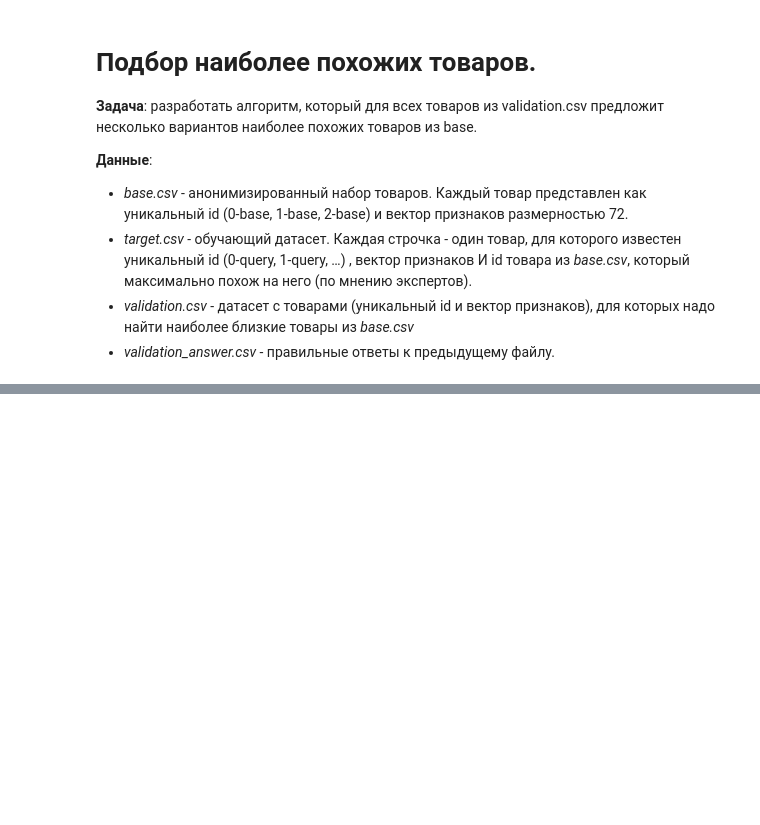
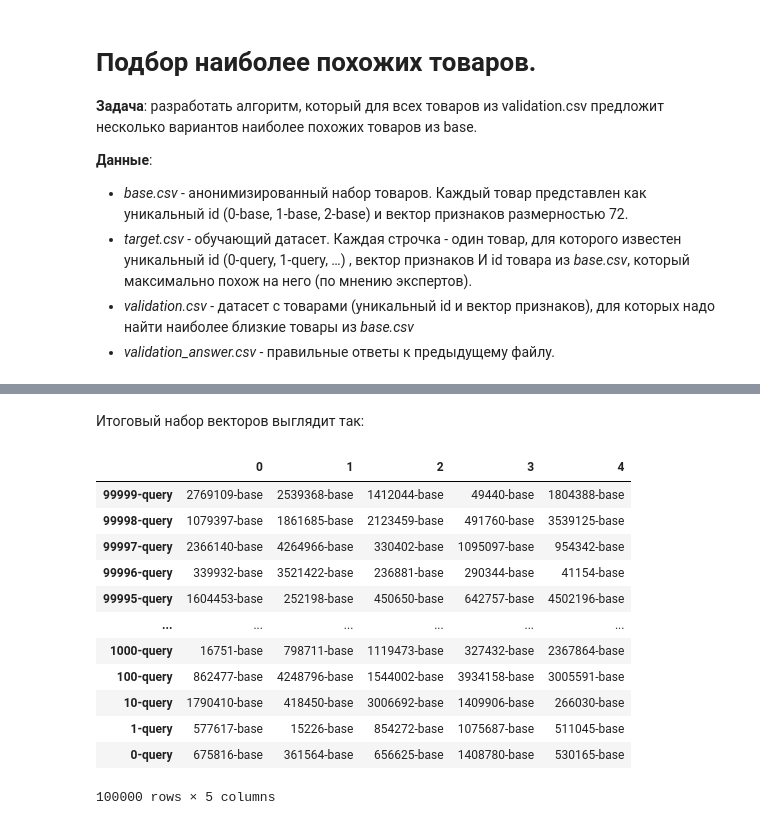
Before and after one commit to mvasilkova/matching, a Jupyter notebook: workshop2.ipynb, the cells around one changed output, grey strips where cells are left out. Drawn from its saved outputs; the diff is of its cells as text; code cells hidden in the pictures; blank space fills up the shorter version.

```diff
--- a/workshop2.ipynb
+++ b/workshop2.ipynb
@@ -148,0 +253,8 @@ print(100 * acc/ len(idx))
+# %%
+y_pred = clf_model.predict_proba(X)
+# %%
+result = df_clf[['train_idx', 'Target']]
+result['Base'] = df_clf['Id']
+result['Clf_predictions'] = y_pred[:,1]
+# %%
+result = result.sort_values(['train_idx', 'Clf_predictions'], ascending=False)
@@ -148,0 +270,3 @@ print(100 * acc/ len(idx))
+# %%
+result_array = result.Base.values.reshape(100000,10)
+result_array
@@ -148,0 +287,19 @@ print(100 * acc/ len(idx))
+# %% [markdown]
+Итоговый набор векторов выглядит так:
+# %%
+final_result = pd.DataFrame(data=result_array[:,:5], index=result['train_idx'].unique())
+final_result
+# %% [output]
+|  | 0 | 1 | 2 | 3 | 4 |
+| 99999-query | 2769109-base | 2539368-base | 1412044-base | 49440-base | 1804388-base |
+| 99998-query | 1079397-base | 1861685-base | 2123459-base | 491760-base | 3539125-base |
+| 99997-query | 2366140-base | 4264966-base | 330402-base | 1095097-base | 954342-base |
+| 99996-query | 339932-base | 3521422-base | 236881-base | 290344-base | 41154-base |
+| 99995-query | 1604453-base | 252198-base | 450650-base | 642757-base | 4502196-base |
+| ... | ... | ... | ... | ... | ... |
+| 1000-query | 16751-base | 798711-base | 1119473-base | 327432-base | 2367864-base |
+| 100-query | 862477-base | 4248796-base | 1544002-base | 3934158-base | 3005591-base |
+| 10-query | 1790410-base | 418450-base | 3006692-base | 1409906-base | 266030-base |
+| 1-query | 577617-base | 15226-base | 854272-base | 1075687-base | 511045-base |
+| 0-query | 675816-base | 361564-base | 656625-base | 1408780-base | 530165-base |
+100000 rows × 5 columns
```
Also changed, not shown: parts of 71 cells of this notebook, 1 other file.
